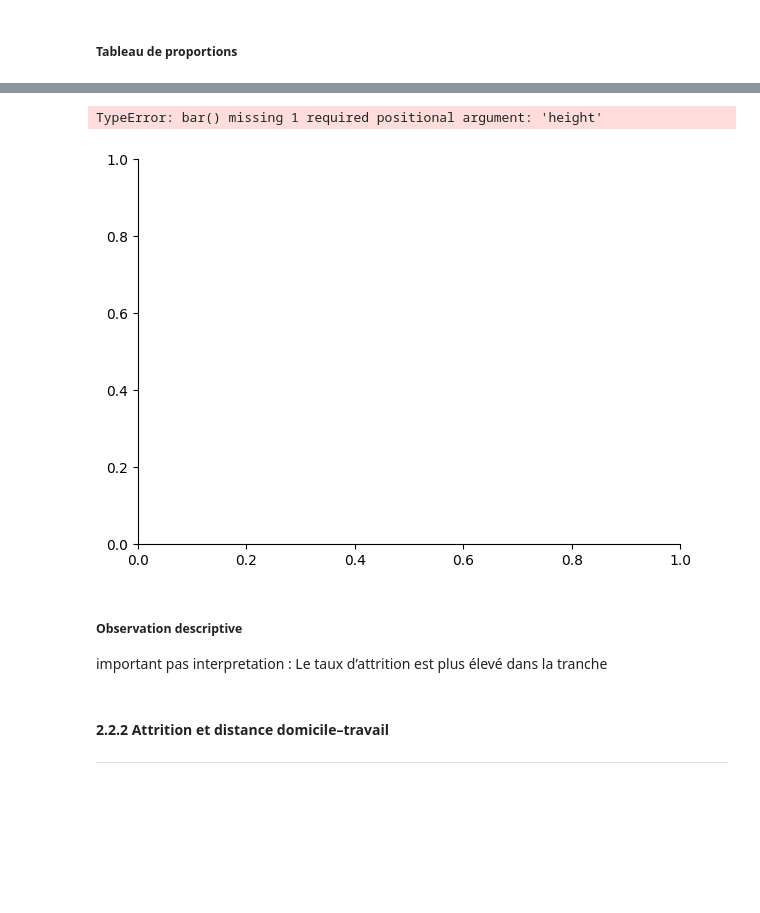
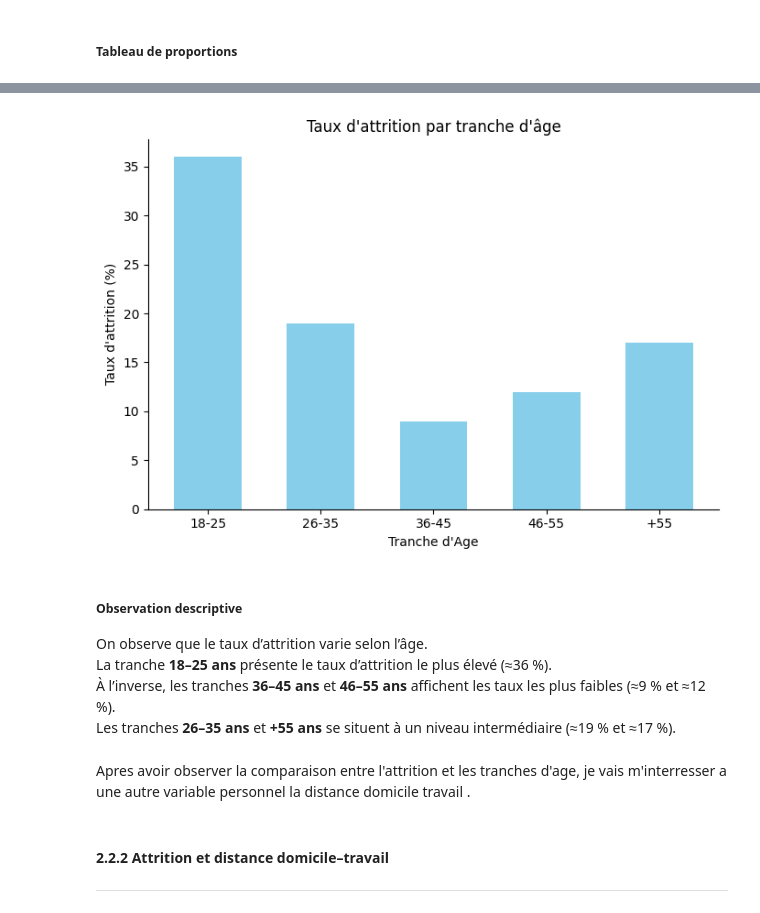
Before and after one commit to Kemuri15/employee-attrition-analysis, a Jupyter notebook: notebooks/03_axes_vie_perso.ipynb, the cells around one changed output, grey strips where cells are left out. Saved outputs shown, nothing was run; the diff lists cells and outputs as text; code cells hidden in the pictures; blank space fills up the shorter version.

```diff
--- a/notebooks/03_axes_vie_perso.ipynb
+++ b/notebooks/03_axes_vie_perso.ipynb
@@ -641,23 +576,37 @@ plt.show(),
-# %%
-plt.figure(figsize=(7,5))
-
-axe = plt.gca()
-axe.spines['top'].set_visible(False)
-axe.spines['right'].set_visible(False)
-
-
-plt.bar(x=pivot_age_attrition.index,py=pivot_age_attrition["Yes"],label="Attrition", width=0.6,color='skyblue')
-plt.bar(x=pivot_age_attrition.index,py=pivot_age_attrition["No"],label="Attrition", width=0.6,color='skyblue')
-plt.title("Relation entre la tranche d'age et l'attrition (%)")
-plt.xlabel("Tranche d'Age")
-plt.ylabel("Pourcentage d'Attrition")
-# %% [output]
-TypeError: bar() missing 1 required positional argument: 'height'
-[figure, removed]
+# %%
+
+plt.figure(figsize=(7,5))
+
+ax = plt.gca()
+ax.spines["top"].set_visible(False)
+ax.spines["right"].set_visible(False)
+
+# données
+x = np.arange(len(pivot_age_attrition.index))
+y = pivot_age_attrition["Yes"]
+
+# barplot
+plt.bar(x, y, color="skyblue", width=0.6)
+
+# axes et labels
+plt.xticks(x, pivot_age_attrition.index)
+plt.xlabel("Tranche d'Age")
+plt.ylabel("Taux d'attrition (%)")
+plt.title("Taux d'attrition par tranche d'âge")
+
+plt.tight_layout()
+plt.show()
+# %% [output]
+[figure, added]
 # %% [markdown]
 ##### Observation descriptive
 
-important pas interpretation : Le taux d’attrition est plus élevé dans la tranche
+On observe que le taux d’attrition varie selon l’âge.
+La tranche **18–25 ans** présente le taux d’attrition le plus élevé (≈36 %).
+À l’inverse, les tranches **36–45 ans** et **46–55 ans** affichent les taux les plus faibles (≈9 % et ≈12 %).
+Les tranches **26–35 ans** et **+55 ans** se situent à un niveau intermédiaire (≈19 % et ≈17 %).
+# %% [markdown]
+Apres avoir observer la comparaison entre l'attrition et les tranches d'age, je vais m'interresser a une autre variable personnel la distance domicile travail .
 # %% [markdown]
 #### 2.2.2 Attrition et distance domicile–travail
 ---
```
Also changed, not shown: parts of 6 cells of this notebook.
